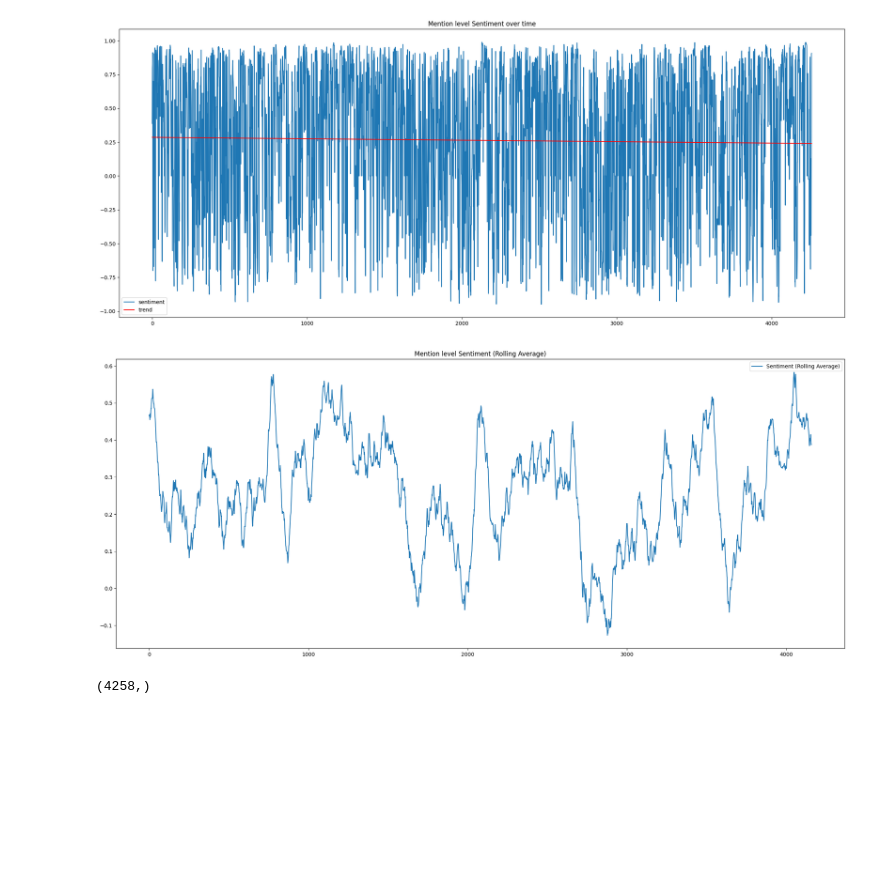
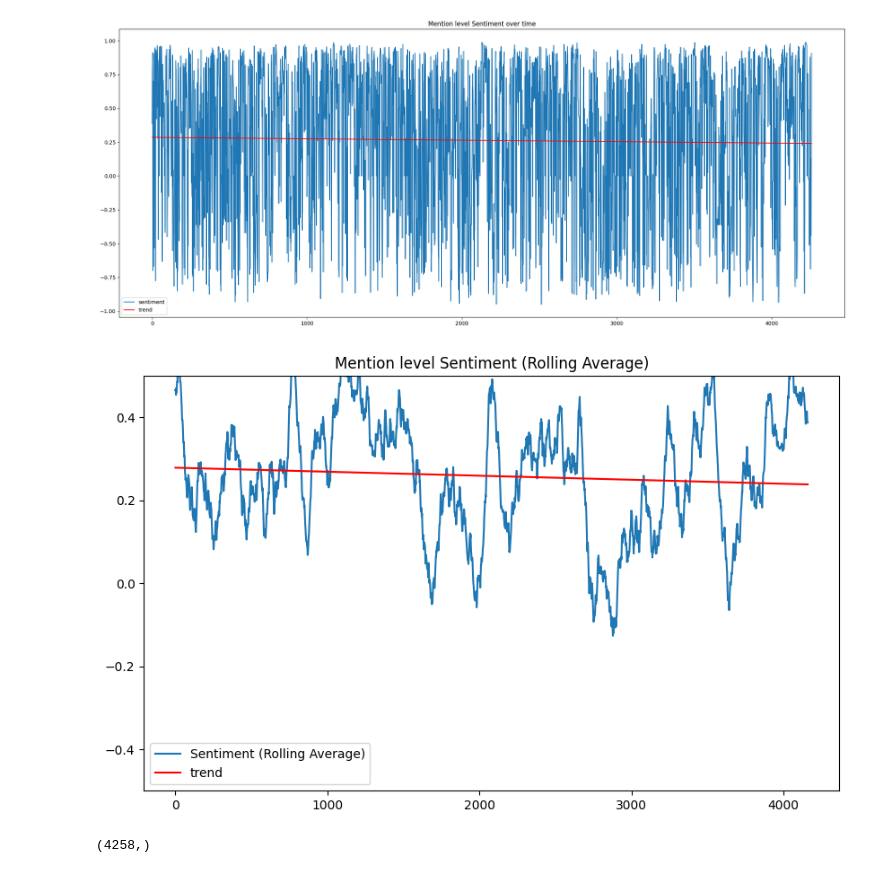
Before and after one commit to declanatkins/Analysing-Character-Arcs-and-Story-Development-in-Fiction-Writing-using-Natural-Language-Processing, a Jupyter notebook: notebooks/MentionLevel-Sentiment-PrideAndPrejudice.ipynb, the cells around one changed output. Saved outputs shown, nothing was run; the diff lists cells and outputs as text; code cells hidden in the pictures; blank space fills up the shorter version.

```diff
--- a/notebooks/MentionLevel-Sentiment-PrideAndPrejudice.ipynb
+++ b/notebooks/MentionLevel-Sentiment-PrideAndPrejudice.ipynb
@@ -90,18 +90,26 @@ plt.legend()
 plt.show()
 # %% [output]
 [figure]
+# %%
+plt.rcParams['figure.figsize'] = (10., 6.)
 # %%
 N = 100
 rolling_average = pd.Series(sentiments_by_mentions).rolling(window=N).mean().iloc[N-1:].values
 
 x = np.arange(len(rolling_average))
 
+slope, intercept = np.polyfit(x, rolling_average, 1)
+
 plt.plot(x, rolling_average, label='Sentiment (Rolling Average)')
+plt.plot(x, slope*x + intercept, color='red', label='trend')
+
 plt.title('Mention level Sentiment (Rolling Average)')
 plt.legend()
+plt.ylim(-0.5, 0.5)
+plt.savefig('pp-rolling-sent.png')
 plt.show()
 # %% [output]
-[figure, old version]
+[figure, new version]
 # %%
 np.array(sentiments_by_mentions).shape
 # %% [output]
```
Also changed, not shown: parts of 1 cell of this notebook, 35 other files.
